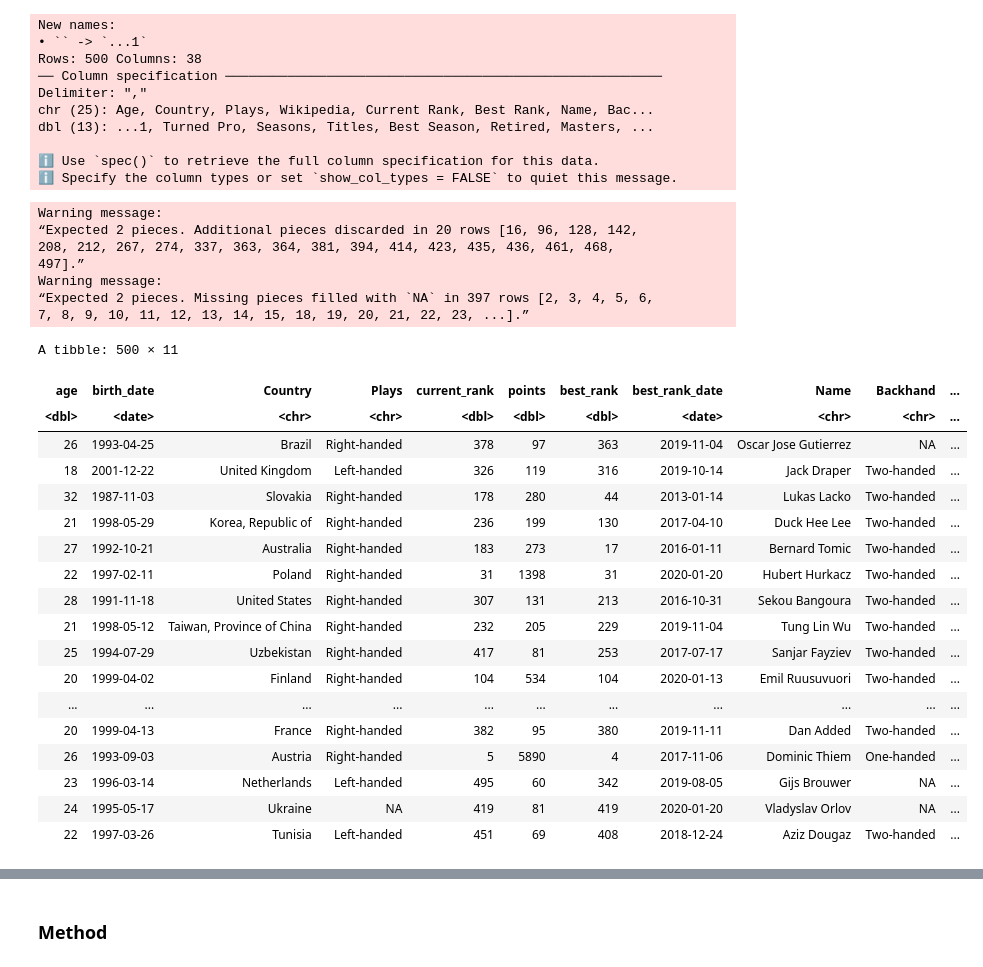
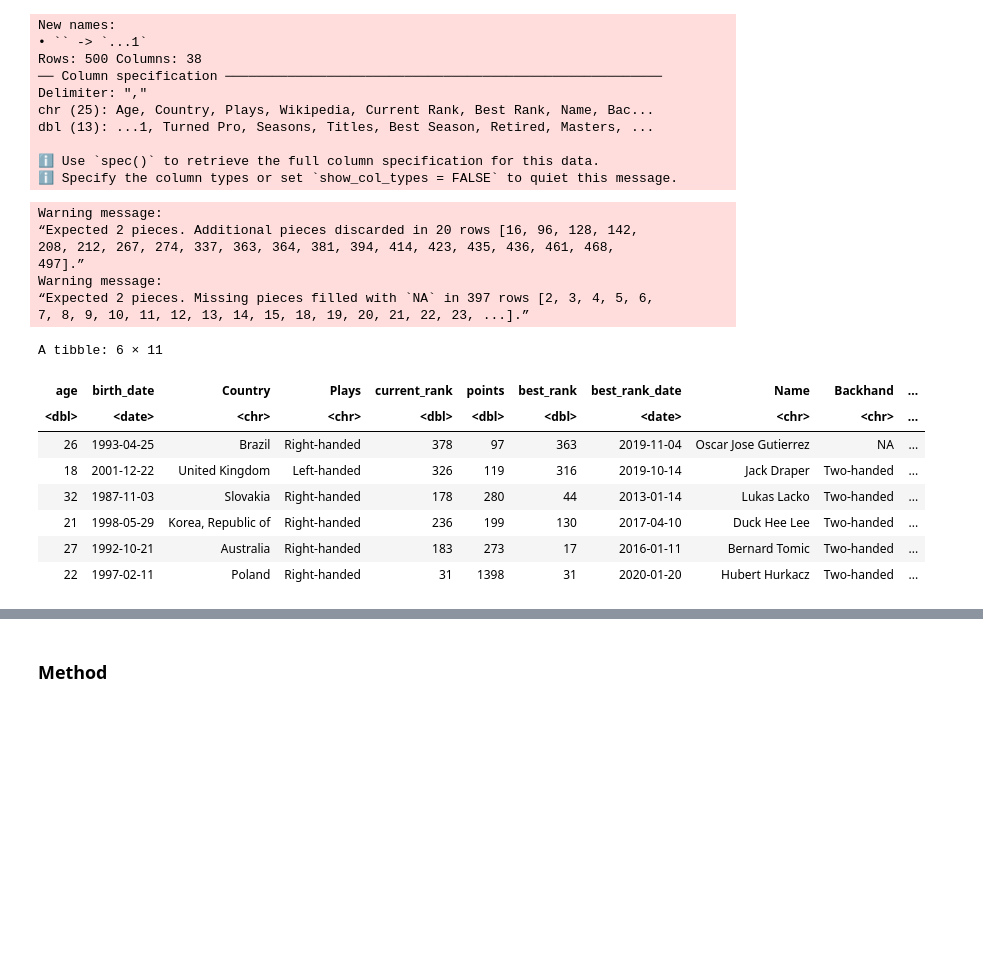
Before and after one commit to ShailaRoux/dsci-100-2023w1-group-42, a Jupyter notebook: group_project_proposal.ipynb, the cells around one changed output, grey strips where cells are left out. Saved outputs shown, nothing was run; the diff lists cells and outputs as text; code cells hidden in the pictures; blank space fills up the shorter version.

```diff
--- a/group_project_proposal.ipynb
+++ b/group_project_proposal.ipynb
@@ -39,45 +39,35 @@ tidy_tennis <- tennis_data |>
     separate(col=("Best Rank"),into=c("best_rank", "best_rank_date"),sep=" ")|> #Separates best rank and date of best rank into separate columns
     mutate(birth_date= gsub("[()]","",birth_date)) |> #Removes brackets
     mutate(points= gsub("[()]", "", points)) |> #Removes brackets
     mutate(best_rank_date=gsub("[()]","",best_rank_date))|> #Removes brackets
     mutate(birth_date=as_date(birth_date, format='%d-%m-%Y')) |> #Converts birth_date column to date objects
     mutate(best_rank_date=as_date(best_rank_date, format='%d-%m-%Y')) |> #Converts best_rank_date column to date objects
     mutate(age=as.numeric(age)) |> #Converts age column to numberic objects
     mutate(current_rank=as.numeric(current_rank)) |> #Converts current_rank column to numberic objects
     mutate(points=as.numeric(points)) |> #Converts points column to numberic objects
     mutate(best_rank=as.numeric(best_rank))|> #Converts best_rank column to numberic objects
     mutate(prize_money=gsub("[US$,]","",prize_money))|> #Removes some of the non-numeric aspects of prize_money data
     separate(col=prize_money,into=c("prize_money","x"),sep=". ") |> #removes the remaining non-numeric aspects of prize_money data
     select(age:prize_money) |> #removes unnecessary x column, which contained removed non-numeric aspects of prize-money data
     mutate(prize_money=as.numeric(prize_money))
-tidy_tennis
+head(tidy_tennis)
 # %% [output]
 Warning message:
 “Expected 2 pieces. Additional pieces discarded in 20 rows [16, 96, 128, 142,
 208, 212, 267, 274, 337, 363, 364, 381, 394, 414, 423, 435, 436, 461, 468,
 497].”
 Warning message:
 “Expected 2 pieces. Missing pieces filled with `NA` in 397 rows [2, 3, 4, 5, 6,
 7, 8, 9, 10, 11, 12, 13, 14, 15, 18, 19, 20, 21, 22, 23, ...].”
-A tibble: 500 × 11
+A tibble: 6 × 11
 | age | birth_date | Country | Plays | current_rank | points | best_rank | best_rank_date | Name | Backhand | ... |
 | <dbl> | <date> | <chr> | <chr> | <dbl> | <dbl> | <dbl> | <date> | <chr> | <chr> | ... |
 | 26 | 1993-04-25 | Brazil | Right-handed | 378 | 97 | 363 | 2019-11-04 | Oscar Jose Gutierrez | NA | ... |
 | 18 | 2001-12-22 | United Kingdom | Left-handed | 326 | 119 | 316 | 2019-10-14 | Jack Draper | Two-handed | ... |
 | 32 | 1987-11-03 | Slovakia | Right-handed | 178 | 280 | 44 | 2013-01-14 | Lukas Lacko | Two-handed | ... |
 | 21 | 1998-05-29 | Korea, Republic of | Right-handed | 236 | 199 | 130 | 2017-04-10 | Duck Hee Lee | Two-handed | ... |
 | 27 | 1992-10-21 | Australia | Right-handed | 183 | 273 | 17 | 2016-01-11 | Bernard Tomic | Two-handed | ... |
 | 22 | 1997-02-11 | Poland | Right-handed | 31 | 1398 | 31 | 2020-01-20 | Hubert Hurkacz | Two-handed | ... |
-| 28 | 1991-11-18 | United States | Right-handed | 307 | 131 | 213 | 2016-10-31 | Sekou Bangoura | Two-handed | ... |
-| 21 | 1998-05-12 | Taiwan, Province of China | Right-handed | 232 | 205 | 229 | 2019-11-04 | Tung Lin Wu | Two-handed | ... |
-| 25 | 1994-07-29 | Uzbekistan | Right-handed | 417 | 81 | 253 | 2017-07-17 | Sanjar Fayziev | Two-handed | ... |
-| 20 | 1999-04-02 | Finland | Right-handed | 104 | 534 | 104 | 2020-01-13 | Emil Ruusuvuori | Two-handed | ... |
-| ... | ... | ... | ... | ... | ... | ... | ... | ... | ... | ... |
-| 20 | 1999-04-13 | France | Right-handed | 382 | 95 | 380 | 2019-11-11 | Dan Added | Two-handed | ... |
-| 26 | 1993-09-03 | Austria | Right-handed | 5 | 5890 | 4 | 2017-11-06 | Dominic Thiem | One-handed | ... |
-| 23 | 1996-03-14 | Netherlands | Left-handed | 495 | 60 | 342 | 2019-08-05 | Gijs Brouwer | NA | ... |
-| 24 | 1995-05-17 | Ukraine | NA | 419 | 81 | 419 | 2020-01-20 | Vladyslav Orlov | NA | ... |
-| 22 | 1997-03-26 | Tunisia | Left-handed | 451 | 69 | 408 | 2018-12-24 | Aziz Dougaz | Two-handed | ... |
 # %%
 #Using only training data, summarize the data in at least one table (this is exploratory data analysis).
 tidy_tennis <- tidy_tennis |>
```
Also changed, not shown: parts of 7 cells of this notebook.
